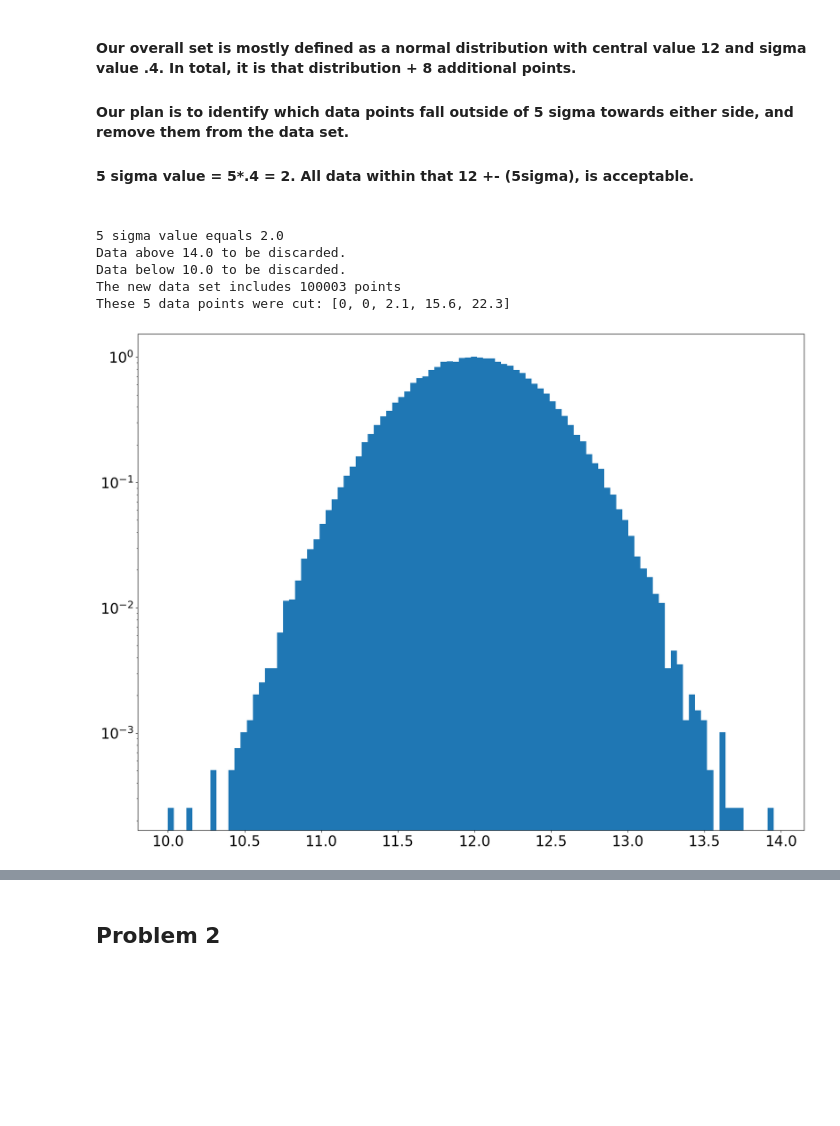
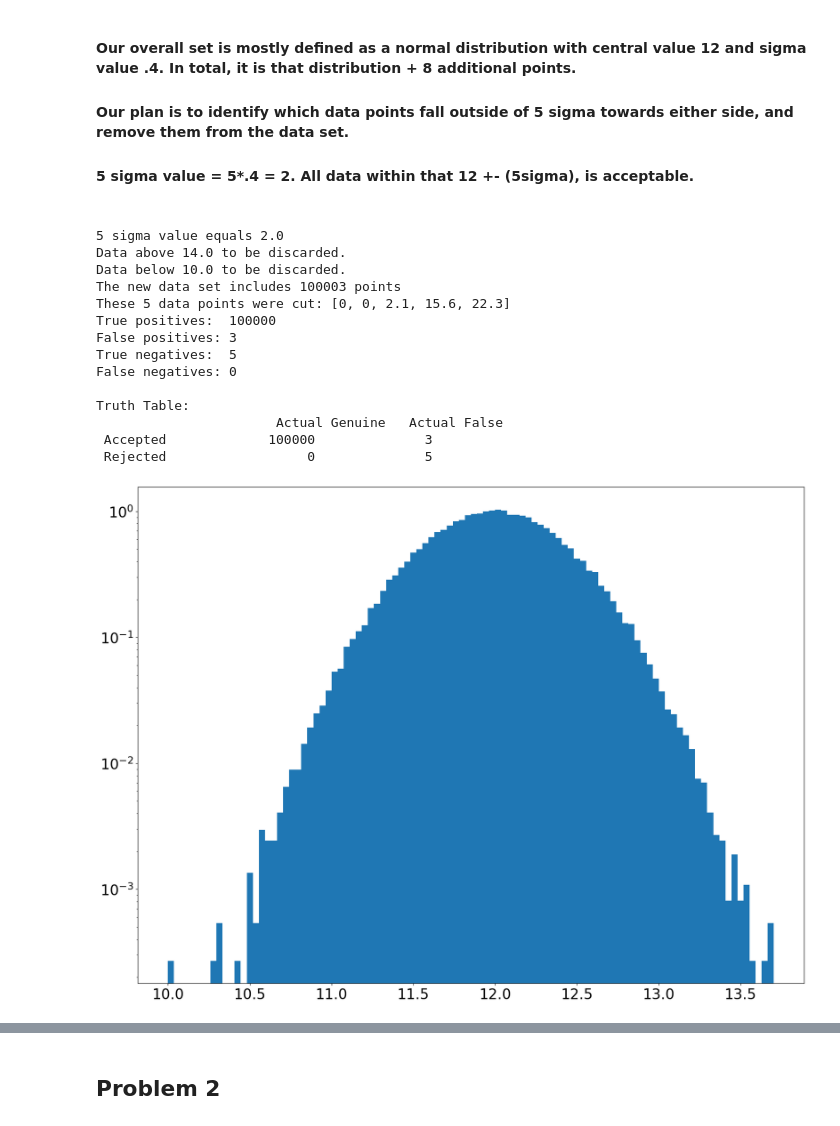
Before and after one commit to willmhstelter/Stelter434, a Jupyter notebook: Lab3_Stelter.ipynb, the cells around one changed output, grey strips where cells are left out. Drawn from its saved outputs; the diff is of its cells as text; code cells hidden in the pictures; blank space fills up the shorter version.

```diff
--- a/Lab3_Stelter.ipynb
+++ b/Lab3_Stelter.ipynb
@@ -51,40 +53,91 @@ print('5 sigma value equals', 5*sigma)
 
 #original data
 d = np.append(stats.norm.rvs(loc = mu, scale = sigma, size = 100000), [10., 10.3, 2.1, 0., 0., 15.6, 22.3, 12.7])
 
 #define 5sigma high cutoff point
-high_cutoff = stats.norm.isf(sigma_cutoff_probability, loc= mu, scale = sigma)
+high_cutoff = mu + (5 * sigma)
 print('Data above', high_cutoff, 'to be discarded.')
 
 #define 5sigma low cutoff - which function does this???
 lower_cutoff = mu - (5 * sigma)
 print('Data below', lower_cutoff, 'to be discarded.')
 
-#define restricted data set
-accepted_d = d[
-    (d >= lower_cutoff) & (d <= high_cutoff)
-]
+#define restricted data set with inequalities - inclusive relations!
+accepted_d = d[ (d >= lower_cutoff) & (d <= high_cutoff) ]
 
 # plot the restricted data set
 fig, ax = plt.subplots(1, 1)
 ax.hist(accepted_d, 100, density=True)
 plt.tick_params(labelsize = 24)
 plt.yscale('log')
 
-#find the size of the restricted data set
+# state the size of the true data
+n_true = 100000
+
+# find the size of the restricted data set
 accepted_d_size = len(accepted_d)
 print('The new data set includes', accepted_d_size, 'points')
 
-#setting up truth table
-#rejected data
+# Working the truth table below, starting with identifying the true and false points
+
+# rejected data
 rejected = [0, 0, 2.1, 15.6, 22.3]
 print('These 5 data points were cut:', rejected)
 
-# I seriously do not know how to program this test or build the truth table. I regret doing Homweork 3 by hand - clearly it would have been valuable to have the truth table method on hand
+# Use Boolean array, which allows for labelling(?) entire datasets, as opposed to going through and checking point-by-point
+
+# True means the point is genuinely from the original population aka the normal distribution
+# False means the point is one of the eight appended points
+is_actual_true = np.zeros(len(d), dtype=bool)
+
+# The first 100,000 points are "true"
+is_actual_true[:n_true] = True
+
+# The remaining eight points are "false"
+is_actual_false = ~is_actual_true
+
+# True means the point passes the "acceptance test"
+is_accepted = ( (d >= lower_cutoff) & (d <= high_cutoff) )
+
+# True means the point fails the acceptance test
+is_rejected = ~is_accepted
+
+# True positives: genuine points that pass the test
+TP = np.count_nonzero(is_actual_true & is_accepted)
+
+# False positives: false points that pass the test
+FP = np.count_nonzero(is_actual_false & is_accepted)
+
+# True negatives: false points that fail the test
+TN = np.count_nonzero(is_actual_false & is_rejected)
+
+# False negatives: genuine points that fail the test
+FN = np.count_nonzero(is_actual_true & is_rejected)
+
+# Print the four classification counts
+print(f"True positives:  {TP}")
+print(f"False positives: {FP}")
+print(f"True negatives:  {TN}")
+print(f"False negatives: {FN}")
+
+# Display the truth table
+print("\nTruth Table:")
+print("                       Actual Genuine   Actual False")
+print(f" Accepted    {TP:15d}   {FP:12d}")
+print(f" Rejected    {FN:15d}   {TN:12d}")
 # %% [output]
 5 sigma value equals 2.0
 Data above 14.0 to be discarded.
 Data below 10.0 to be discarded.
 The new data set includes 100003 points
 These 5 data points were cut: [0, 0, 2.1, 15.6, 22.3]
+True positives:  100000
+False positives: 3
+True negatives:  5
+False negatives: 0
+
+Truth Table:
+                       Actual Genuine   Actual False
+ Accepted             100000              3
+ Rejected                  0              5
-[figure, old version]
+[figure, new version]
```
Also changed, not shown: parts of 9 cells of this notebook.
